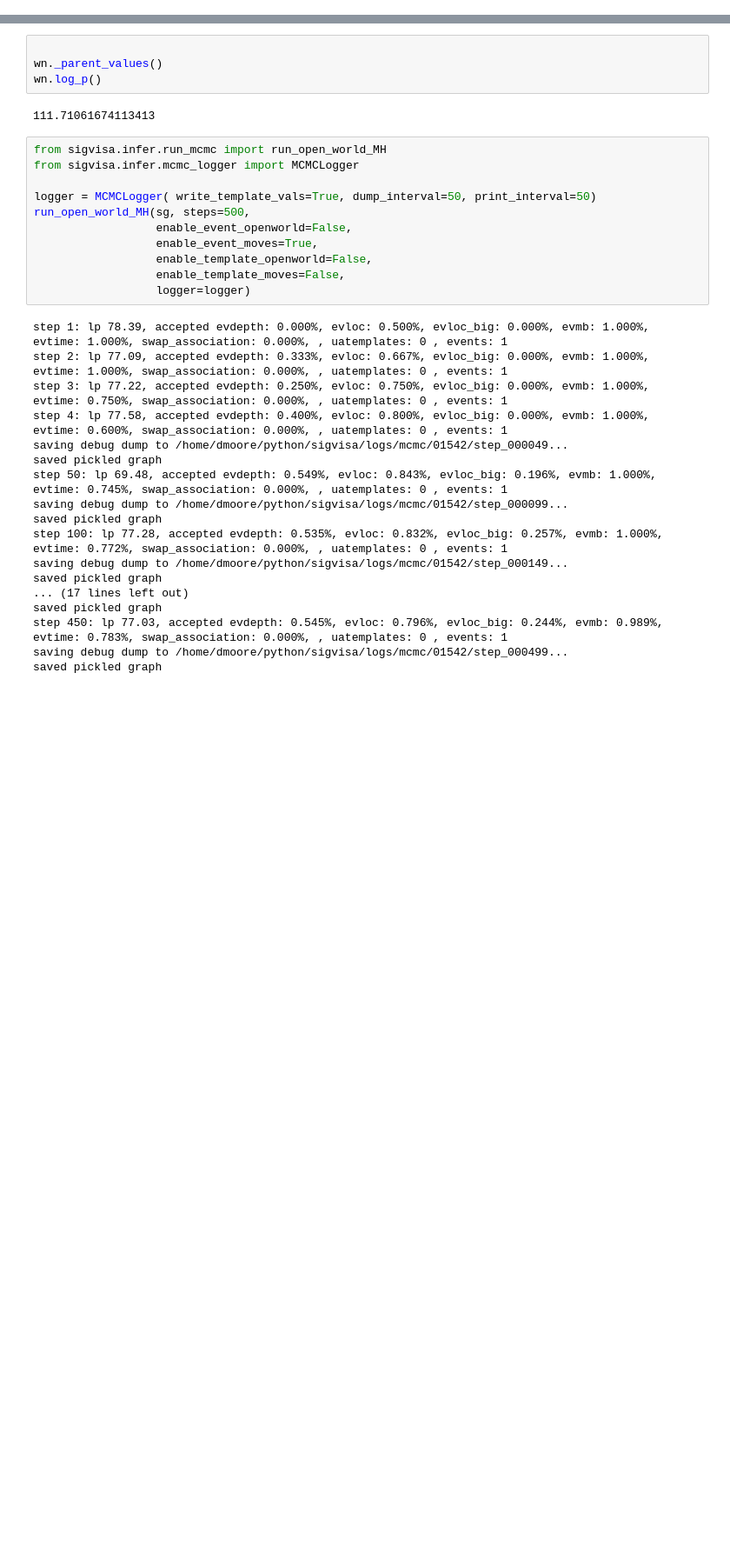
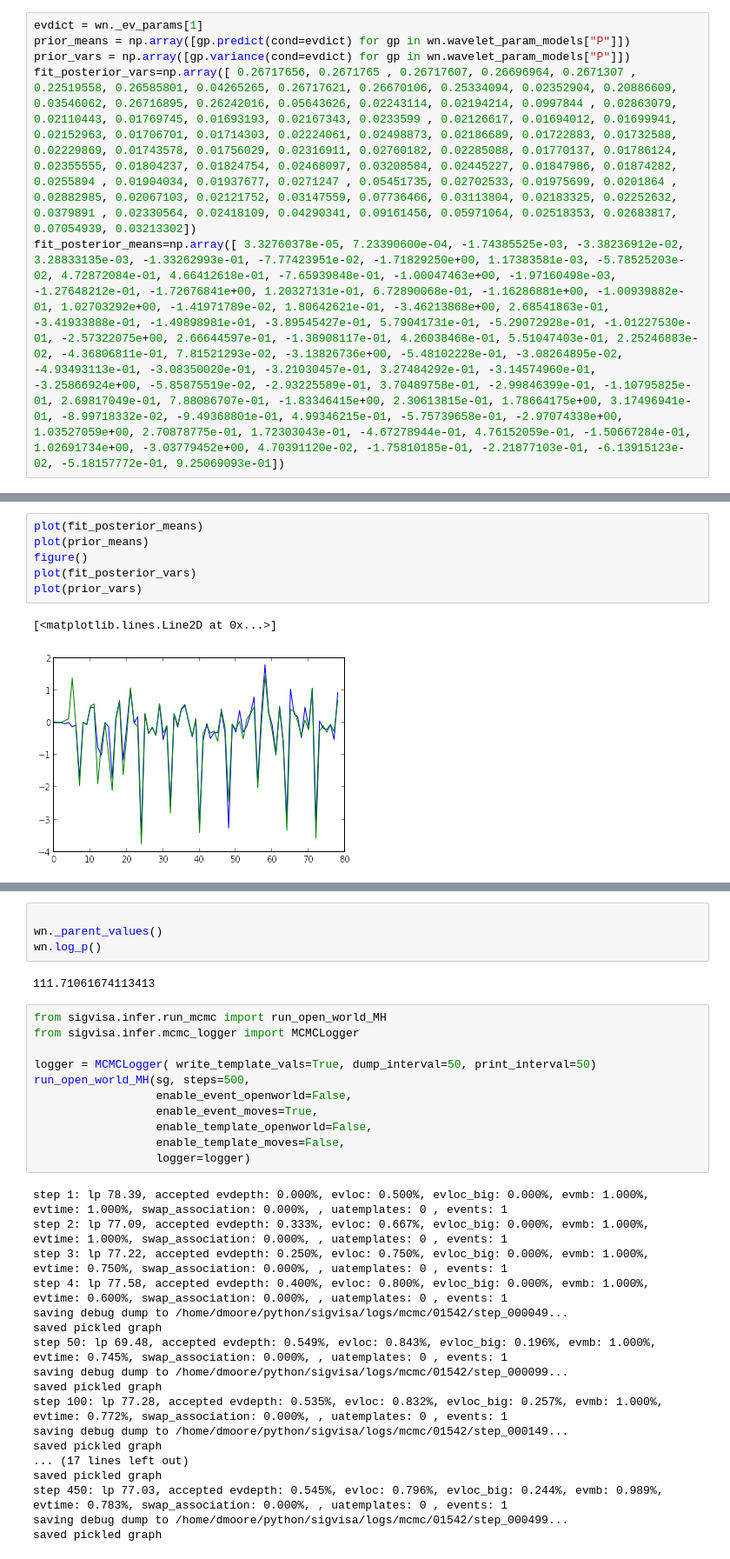
Before and after one commit to davmre/sigvisa, a Jupyter notebook: notebooks/wavelet_gp_event_location.ipynb, the cells around one changed output, grey strips where cells are left out. Shown at 87% size. Cells and saved outputs as stored; diff of their text form; blank space fills up the shorter version.

```diff
--- a/notebooks/wavelet_gp_event_location.ipynb
+++ b/notebooks/wavelet_gp_event_location.ipynb
@@ -62,0 +92,6 @@ evid 5335760.0, loc 129.78 E 4.50 N, depth 0.0km, time 1240276705.4, mb 4.4, nat
+# %%
+evdict = wn._ev_params[1]
+prior_means = np.array([gp.predict(cond=evdict) for gp in wn.wavelet_param_models["P"]])
+prior_vars = np.array([gp.variance(cond=evdict) for gp in wn.wavelet_param_models["P"]])
+fit_posterior_vars=np.array([ 0.26717656, 0.2671765 , 0.26717607, 0.26696964, 0.2671307 , 0.22519558, 0.26585801, 0.04265265, 0.26717621, 0.26670106, 0.25334094, 0.02352904, 0.20886609, 0.03546062, 0.26716895, 0.26242016, 0.05643626, 0.02243114, 0.02194214, 0.0997844 , 0.02863079, 0.02110443, 0.01769745, 0.01693193, 0.02167343, 0.0233599 , 0.02126617, 0.01694012, 0.01699941, 0.02152963, 0.01706701, 0.01714303, 0.02224061, 0.02498873, 0.02186689, 0.01722883, 0.01732588, 0.02229869, 0.01743578, 0.01756029, 0.02316911, 0.02760182, 0.02285088, 0.01770137, 0.01786124, 0.02355555, 0.01804237, 0.01824754, 0.02468097, 0.03208584, 0.02445227, 0.01847986, 0.01874282, 0.0255894 , 0.01904034, 0.01937677, 0.0271247 , 0.05451735, 0.02702533, 0.01975699, 0.0201864 , 0.02882985, 0.02067103, 0.02121752, 0.03147559, 0.07736466, 0.03113804, 0.02183325, 0.02252632, 0.0379891 , 0.02330564, 0.02418109, 0.04290341, 0.09161456, 0.05971064, 0.02518353, 0.02683817, 0.07054939, 0.03213302])
+fit_posterior_means=np.array([ 3.32760378e-05, 7.23390600e-04, -1.74385525e-03, -3.38236912e-02, 3.28833135e-03, -1.33262993e-01, -7.77423951e-02, -1.71829250e+00, 1.17383581e-03, -5.78525203e-02, 4.72872084e-01, 4.66412618e-01, -7.65939848e-01, -1.00047463e+00, -1.97160498e-03, -1.27648212e-01, -1.72676841e+00, 1.20327131e-01, 6.72890068e-01, -1.16286881e+00, -1.00939882e-01, 1.02703292e+00, -1.41971789e-02, 1.80642621e-01, -3.46213868e+00, 2.68541863e-01, -3.41933888e-01, -1.49898981e-01, -3.89545427e-01, 5.79041731e-01, -5.29072928e-01, -1.01227530e-01, -2.57322075e+00, 2.66644597e-01, -1.38908117e-01, 4.26038468e-01, 5.51047403e-01, 2.25246883e-02, -4.36806811e-01, 7.81521293e-02, -3.13826736e+00, -5.48102228e-01, -3.08264895e-02, -4.93493113e-01, -3.08350020e-01, -3.21030457e-01, 3.27484292e-01, -3.14574960e-01, -3.25866924e+00, -5.85875519e-02, -2.93225589e-01, 3.70489758e-01, -2.99846399e-01, -1.10795825e-01, 2.69817049e-01, 7.88086707e-01, -1.83346415e+00, 2.30613815e-01, 1.78664175e+00, 3.17496941e-01, -8.99718332e-02, -9.49368801e-01, 4.99346215e-01, -5.75739658e-01, -2.97074338e+00, 1.03527059e+00, 2.70878775e-01, 1.72303043e-01, -4.67278944e-01, 4.76152059e-01, -1.50667284e-01, 1.02691734e+00, -3.03779452e+00, 4.70391120e-02, -1.75810185e-01, -2.21877103e-01, -6.13915123e-02, -5.18157772e-01, 9.25069093e-01])
@@ -62,0 +102,9 @@ evid 5335760.0, loc 129.78 E 4.50 N, depth 0.0km, time 1240276705.4, mb 4.4, nat
+# %%
+plot(fit_posterior_means)
+plot(prior_means)
+figure()
+plot(fit_posterior_vars)
+plot(prior_vars)
+# %% [output]
+[<matplotlib.lines.Line2D at 0x...>]
+[figure, added]
```
Also changed, not shown: parts of 25 cells of this notebook, 16 other files.
